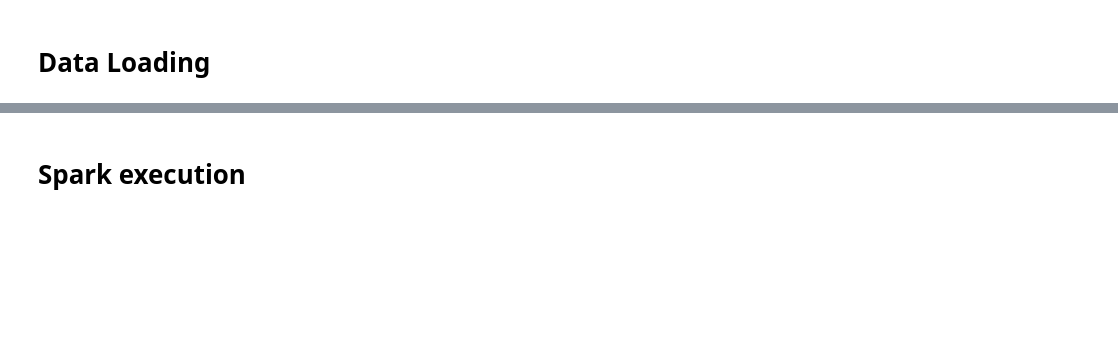
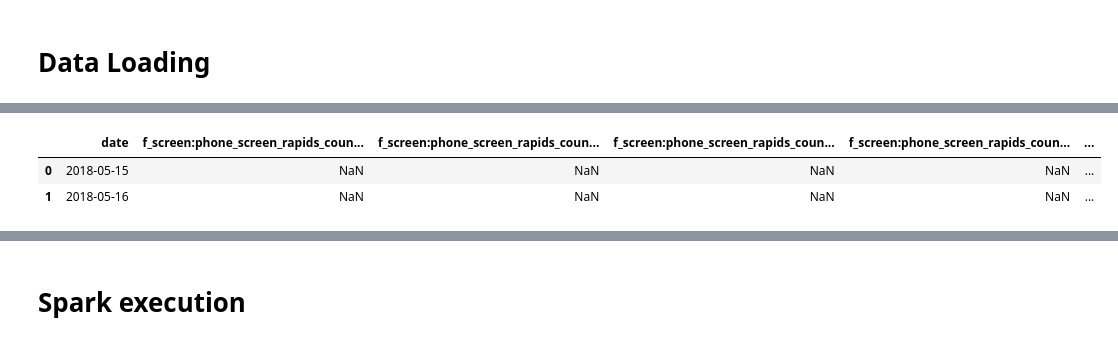
Before and after one commit to WillKeWang/Depression_Tracking, a Jupyter notebook: association_rule_mining/notebooks/attempt_arm.ipynb, the cells around one changed output, grey strips where cells are left out. Drawn from its saved outputs; the diff is of its cells as text; code cells hidden in the pictures; blank space fills up the shorter version.

```diff
--- a/association_rule_mining/notebooks/attempt_arm.ipynb
+++ b/association_rule_mining/notebooks/attempt_arm.ipynb
@@ -160,10 +173,4 @@ def data_loader_single_dataset_label_based(
 # %%
-df_datapoints = data_loader_single_dataset_label_based(
-    institution="INS-W",
-    phase=1,
-    prediction_target="dep_weekly",
-    flag_more_feat_types=False
-)
-
+df_datapoints = data_loader_single_dataset_label_based("INS-W", 1)
 print(df_datapoints.shape)
 # %% [output]
@@ -184,59 +195,39 @@ warnings.filterwarnings("ignore")
 # -------------------------------
 
 xu_base_features = [
-    "f_screen:phone_screen_rapids_avgdurationunlock",
-    "f_screen:phone_screen_rapids_stddurationunlock",
+    #"f_screen:phone_screen_rapids_avgdurationunlock",
+    #"f_screen:phone_screen_rapids_stddurationunlock",
     "f_screen:phone_screen_rapids_countepisodeunlock",
     "f_screen:phone_screen_rapids_sumdurationunlock",
     "f_slp:fitbit_sleep_intraday_rapids_maxdurationasleepunifiedmain",
-    "f_slp:fitbit_sleep_intraday_rapids_countepisodeasleepunifiedmain",
+    #"f_slp:fitbit_sleep_intraday_rapids_countepisodeasleepunifiedmain",
     "f_slp:fitbit_sleep_intraday_rapids_countepisodeawakeunifiedmain",
-    "f_slp:fitbit_sleep_intraday_rapids_ratiodurationasleepunifiedwithinmain",
-    "f_slp:fitbit_sleep_intraday_rapids_sumdurationasleepunifiedmain",
-    "f_slp:fitbit_sleep_intraday_rapids_sumdurationawakeunifiedmain",
+    #"f_slp:fitbit_sleep_intraday_rapids_ratiodurationasleepunifiedwithinmain",
+    #"f_slp:fitbit_sleep_intraday_rapids_sumdurationasleepunifiedmain",
+    #"f_slp:fitbit_sleep_intraday_rapids_sumdurationawakeunifiedmain",
     "f_steps:fitbit_steps_intraday_rapids_avgdurationactivebout",
     "f_steps:fitbit_steps_intraday_rapids_avgdurationsedentarybout",
-    "f_steps:fitbit_steps_intraday_rapids_countepisodeactivebout",
-    "f_steps:fitbit_steps_intraday_rapids_countepisodesedentarybout",
+    #"f_steps:fitbit_steps_intraday_rapids_countepisodeactivebout",
+    #"f_steps:fitbit_steps_intraday_rapids_countepisodesedentarybout",
     "f_steps:fitbit_steps_intraday_rapids_sumsteps",
-    "f_loc:phone_locations_barnett_circdnrtn",
-    "f_loc:phone_locations_doryab_timeathome",
-    "f_loc:phone_locations_doryab_locationentropy",
-    "f_loc:phone_locations_doryab_loglocationvariance",
-    "f_loc:phone_locations_doryab_avglengthstayatclusters",
-    "f_loc:phone_locations_doryab_movingtostaticratio",
-    "f_loc:phone_locations_doryab_numberlocationtransitions",
-    "f_loc:phone_locations_doryab_numberofsignificantplaces",
-    "f_loc:phone_locations_doryab_outlierstimepercent",
-    "f_loc:phone_locations_doryab_radiusgyration",
-    "f_loc:phone_locations_doryab_totaldistance",
-    "f_loc:phone_locations_locmap_duration_in_locmap_study",
-    "f_loc:phone_locations_locmap_percent_in_locmap_study",
-    "f_loc:phone_locations_locmap_duration_in_locmap_exercise",
-    "f_loc:phone_locations_locmap_percent_in_locmap_exercise",
-    "f_loc:phone_locations_locmap_duration_in_locmap_greens",
-    "f_loc:phone_locations_locmap_percent_in_locmap_greens",
+    # "f_loc:phone_locations_barnett_circdnrtn",
+    #"f_loc:phone_locations_doryab_timeathome",
+    #"f_loc:phone_locations_doryab_locationentropy",
+    #"f_loc:phone_locations_doryab_loglocationvariance",
+    #"f_loc:phone_locations_doryab_avglengthstayatclusters",
+    #"f_loc:phone_locations_doryab_movingtostaticratio",
+    #"f_loc:phone_locations_doryab_numberlocationtransitions",
+    #"f_loc:phone_locations_doryab_numberofsignificantplaces",
+    #"f_loc:phone_locations_doryab_outlierstimepercent",
+    #"f_loc:phone_locations_doryab_radiusgyration",
+    #"f_loc:phone_locations_doryab_totaldistance",
+    #"f_loc:phone_locations_locmap_duration_in_locmap_study",
+    #"f_loc:phone_locations_locmap_percent_in_locmap_study",
+    #"f_loc:phone_locations_locmap_duration_in_locmap_exercise",
+    #"f_loc:phone_locations_locmap_percent_in_locmap_exercise",
+    #"f_loc:phone_locations_locmap_duration_in_locmap_greens",
+    #"f_loc:phone_locations_locmap_percent_in_locmap_greens",
 ]
-
-# Select three base features from Xu's list.
-# xu_base_features = [
-#     "f_screen:phone_screen_rapids_avgdurationunlock",
-#     # "f_screen:phone_screen_rapids_stddurationunlock",
-#     "f_screen:phone_screen_rapids_countepisodeunlock",
-#     # "f_screen:phone_screen_rapids_sumdurationunlock",
-#     "f_slp:fitbit_sleep_intraday_rapids_maxdurationasleepunifiedmain",
-#     "f_slp:fitbit_sleep_intraday_rapids_countepisodeasleepunifiedmain",
-#     # "f_slp:fitbit_sleep_intraday_rapids_countepisodeawakeunifiedmain",
-#     # "f_slp:fitbit_sleep_intraday_rapids_ratiodurationasleepunifiedwithinmain",
-#     # "f_slp:fitbit_sleep_intraday_rapids_sumdurationasleepunifiedmain",
-#     # "f_slp:fitbit_sleep_intraday_rapids_sumdurationawakeunifiedmain",
-#     "f_steps:fitbit_steps_intraday_rapids_avgdurationactivebout",
-#     "f_steps:fitbit_steps_intraday_rapids_avgdurationsedentarybout",
-#     # "f_steps:fitbit_steps_intraday_rapids_countepisodeactivebout",
-#     # "f_steps:fitbit_steps_intraday_rapids_countepisodesedentarybout",
-#     "f_steps:fitbit_steps_intraday_rapids_sumsteps",
-#     "f_loc:phone_locations_doryab_totaldistance",
-# ]
 
 # Xu uses four time epochs.
 time_epochs = ["morning", "afternoon", "evening", "night"]
@@ -278,7 +269,10 @@ def cleanup_spark(spark):
 # Select 200 subjects (for example, the first 200 unique subject IDs)
 all_subjects = df_datapoints["pid"].unique()
 print(len(all_subjects))
-selected_subjects = all_subjects[:160]  # there are 153 subjects
+
+# If you only want the first 160 (there are 153, so 153 will be used),
+# or you can do selected_subjects = all_subjects[:153] if you want them all.
+selected_subjects = all_subjects[:160]
 df_subset = df_datapoints[df_datapoints["pid"].isin(selected_subjects)].copy()
 print(df_subset.shape)
 
@@ -286,17 +280,20 @@ print(df_subset.shape)
 list_of_dfs = []
 
 for subject in selected_subjects:
-    # Select rows for the subject.
+    # Select rows for this subject.
     subject_df = df_subset[df_subset["pid"] == subject]
+    if subject_df.empty:
+        continue
 
-    # Get the time-series DataFrame from X_raw.
+    # Get the time-series DataFrame from X_raw of the *first* label date for this subject.
     df_sensor = drop_duplicate_days(subject_df.iloc[0]["X_raw"])
 
     # Only keep columns of interest (including date).
     df_sensor = df_sensor[["date"] + selected_discretized_features].copy()
 
-    # Optionally, add pid to keep track of which rows belong to which subject.
+    # Optionally, add pid and y_raw to keep track of each subject and their label.
     df_sensor["pid"] = subject
+    df_sensor["y_raw"] = subject_df.iloc[0]["y_raw"]   # same label for all rows in df_sensor
 
     # Append this subject’s DataFrame to the list.
     list_of_dfs.append(df_sensor)
@@ -304,4 +301,5 @@ for subject in selected_subjects:
 # 2. Concatenate all the collected DataFrames.
 df_stacked = pd.concat(list_of_dfs, ignore_index=True)
 print(df_stacked.shape)
+df_stacked.head(2)
 # %% [output]
@@ -310,0 +309,3 @@ print(df_stacked.shape)
+|  | date | f_screen:phone_screen_rapids_coun... | f_screen:phone_screen_rapids_coun... | f_screen:phone_screen_rapids_coun... | f_screen:phone_screen_rapids_coun... | ... |
+| 0 | 2018-05-15 | NaN | NaN | NaN | NaN | ... |
+| 1 | 2018-05-16 | NaN | NaN | NaN | NaN | ... |
```
Also changed, not shown: parts of 16 cells of this notebook.
